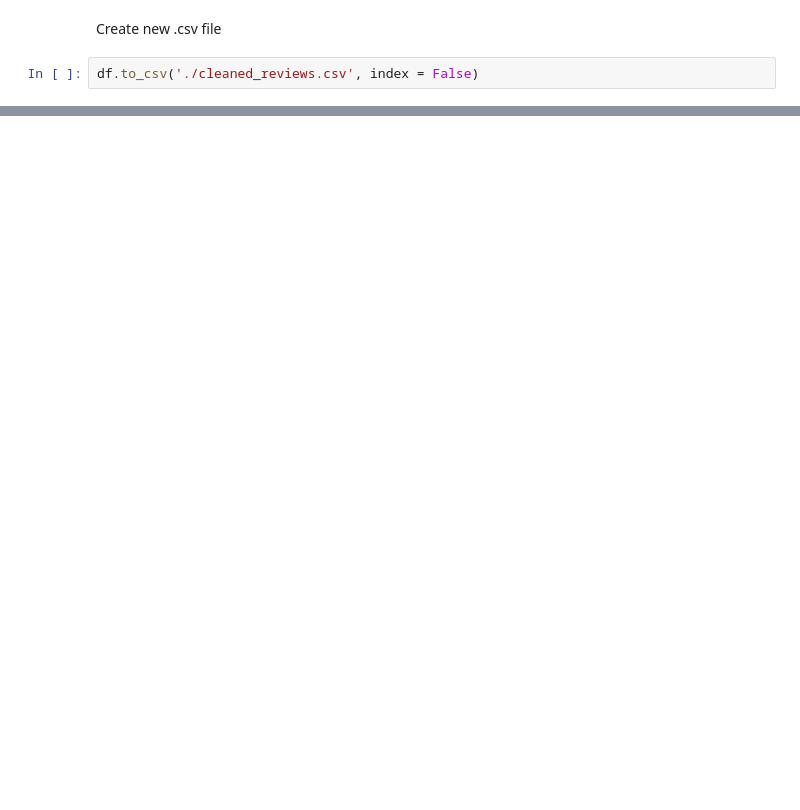
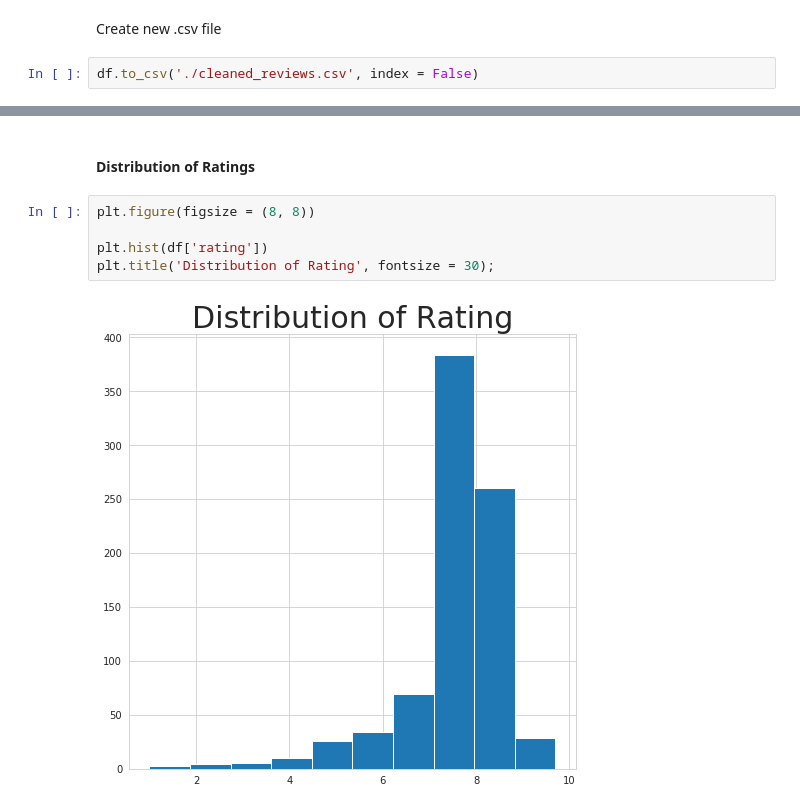
Before and after one commit to EdithIyer/CapstoneEdith, a Jupyter notebook: EDA.ipynb, the cells around one changed output, grey strips where cells are left out. Saved outputs shown, nothing was run; the diff lists cells and outputs as text; blank space fills up the shorter version.

```diff
--- a/EDA.ipynb
+++ b/EDA.ipynb
@@ -144,0 +466,9 @@ df.head()
+# %% [markdown]
+#### Distribution of Ratings
+# %%
+plt.figure(figsize = (8, 8))
+
+plt.hist(df['rating'])
+plt.title('Distribution of Rating', fontsize = 30);
+# %% [output]
+[figure, added]
```
Also changed, not shown: parts of 100 cells of this notebook, 22 other files.
